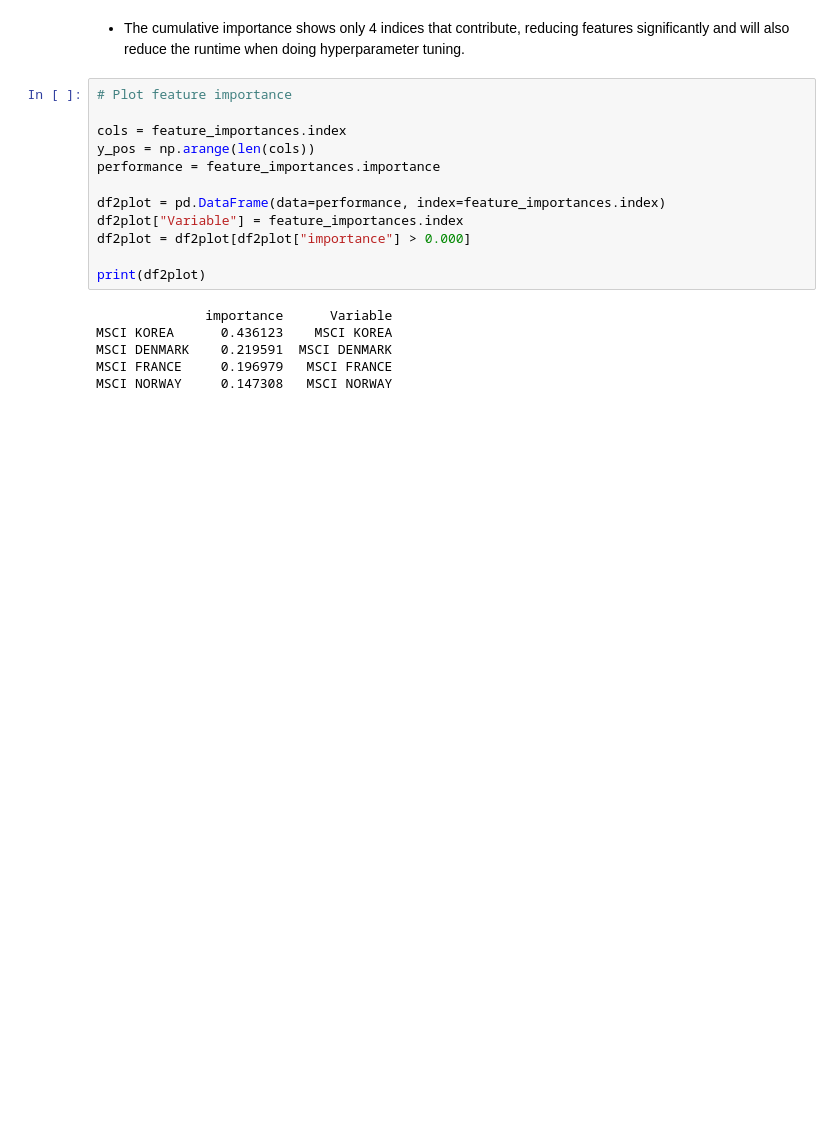
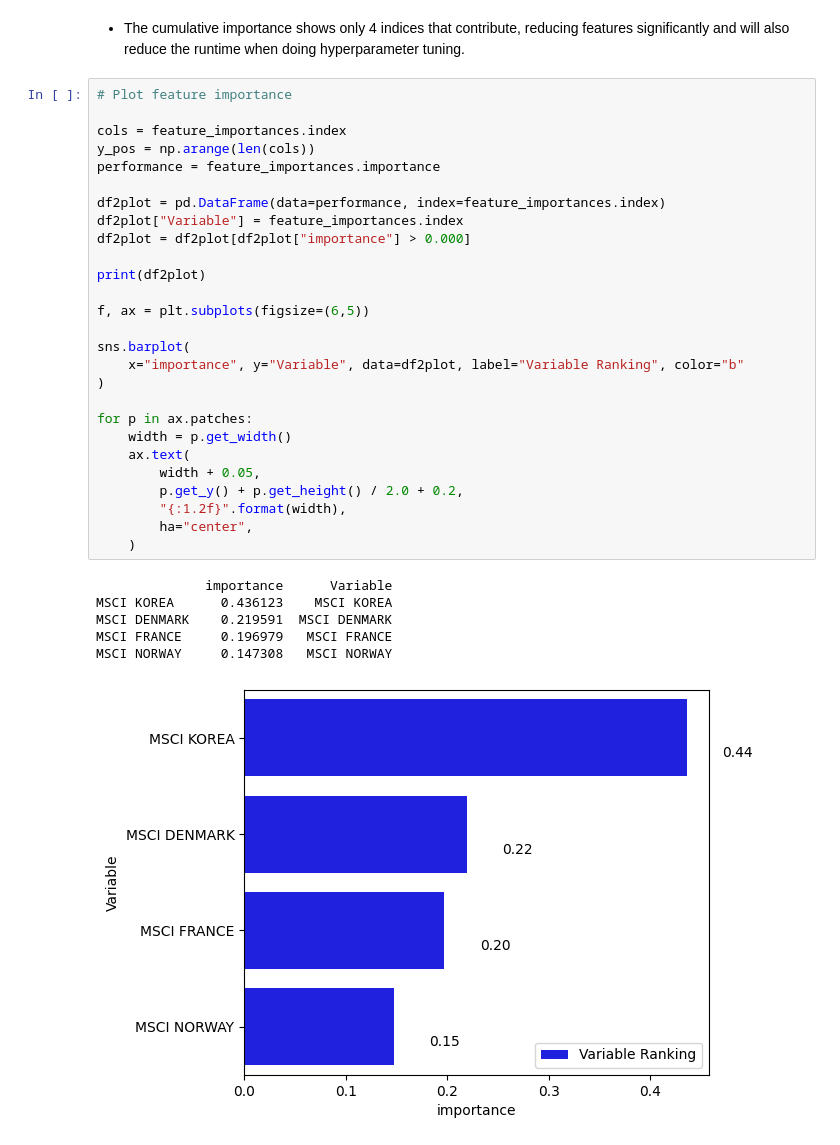
Before and after one commit to micahondiwa/ml_dl-in-finance, a Jupyter notebook: 0x02-trading_strategy_with_svms/trading_strategy_svms.ipynb, the cells around one changed output. Saved outputs shown, nothing was run; the diff lists cells and outputs as text; blank space fills up the shorter version.

Commit message:
Plot feature importances

```diff
--- a/0x02-trading_strategy_with_svms/trading_strategy_svms.ipynb
+++ b/0x02-trading_strategy_with_svms/trading_strategy_svms.ipynb
@@ -121,18 +121,34 @@ feature_importances
 # %%
 # Plot feature importance
 
 cols = feature_importances.index
 y_pos = np.arange(len(cols))
 performance = feature_importances.importance
 
 df2plot = pd.DataFrame(data=performance, index=feature_importances.index)
 df2plot["Variable"] = feature_importances.index
 df2plot = df2plot[df2plot["importance"] > 0.000]
 
 print(df2plot)
+
+f, ax = plt.subplots(figsize=(6,5))
+
+sns.barplot(
+    x="importance", y="Variable", data=df2plot, label="Variable Ranking", color="b"
+)
+
+for p in ax.patches:
+    width = p.get_width()
+    ax.text(
+        width + 0.05,
+        p.get_y() + p.get_height() / 2.0 + 0.2,
+        "{:1.2f}".format(width),
+        ha="center",
+    )
 # %% [output]
               importance      Variable
 MSCI KOREA      0.436123    MSCI KOREA
 MSCI DENMARK    0.219591  MSCI DENMARK
 MSCI FRANCE     0.196979   MSCI FRANCE
 MSCI NORWAY     0.147308   MSCI NORWAY
+[figure, added]
```
